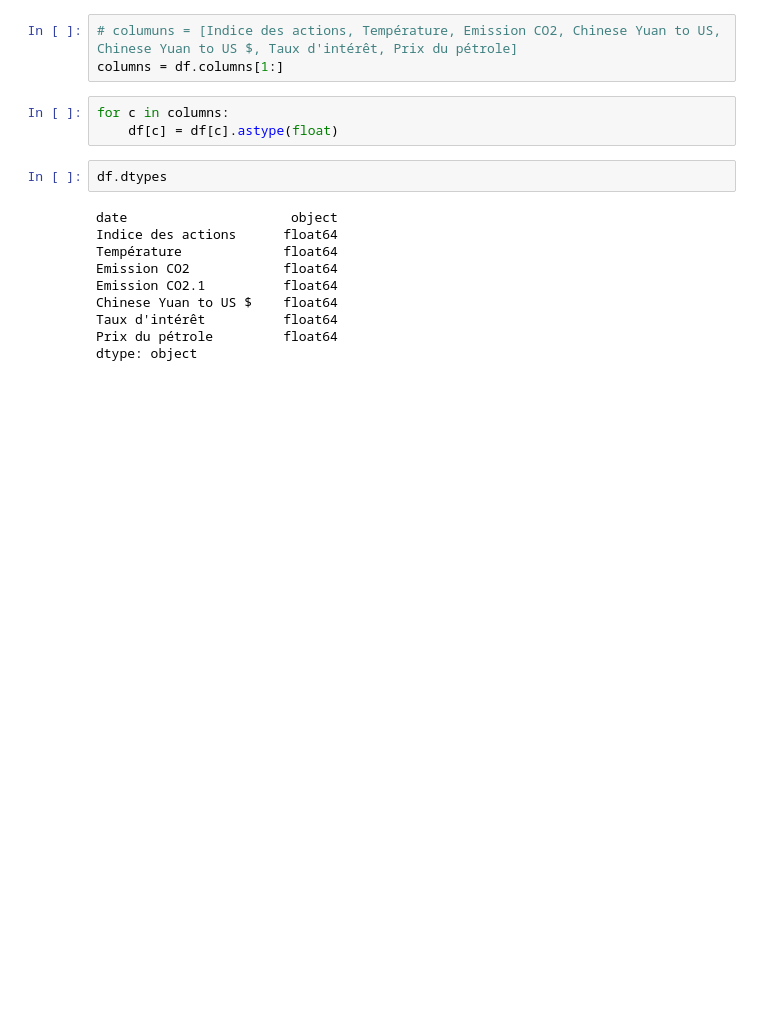
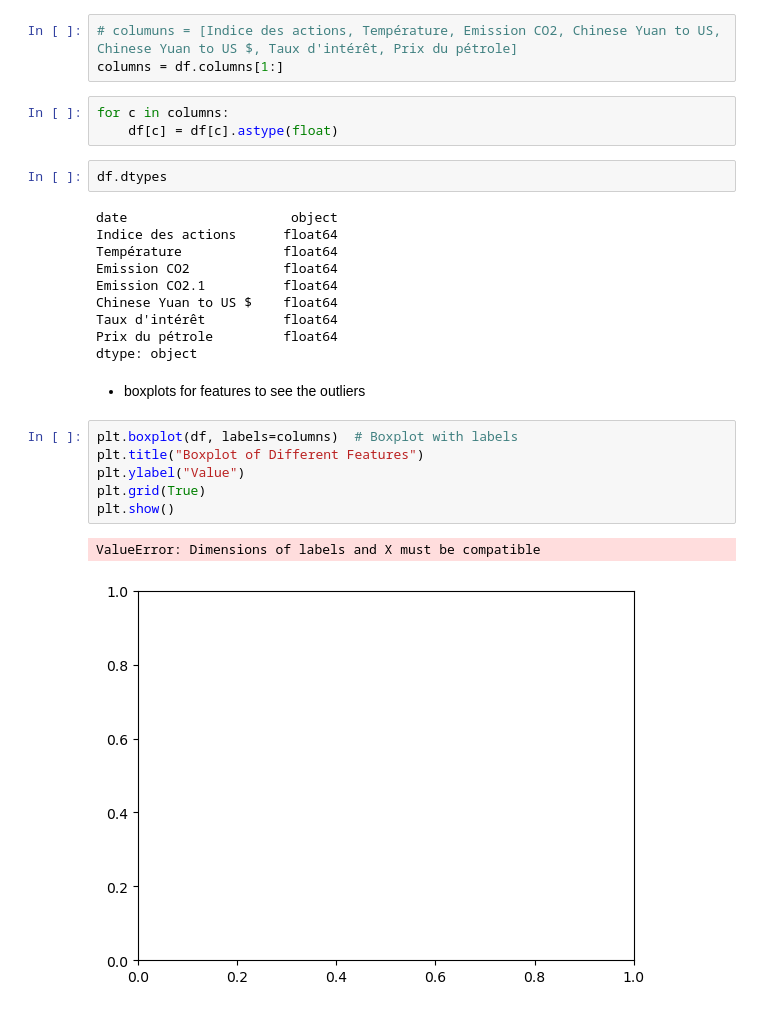
Before and after one commit to samaalibassem123/My-first-Hackathon, a Jupyter notebook: main.ipynb, the cells around one changed output. Saved outputs shown, nothing was run; the diff lists cells and outputs as text; blank space fills up the shorter version.

```diff
--- a/main.ipynb
+++ b/main.ipynb
@@ -127,3 +128,14 @@ Chinese Yuan to US $    float64
 Taux d'intérêt          float64
 Prix du pétrole         float64
 dtype: object
+# %% [markdown]
+* boxplots for features to see the outliers
+# %%
+plt.boxplot(df, labels=columns)  # Boxplot with labels
+plt.title("Boxplot of Different Features")
+plt.ylabel("Value")
+plt.grid(True)
+plt.show()
+# %% [output]
+ValueError: Dimensions of labels and X must be compatible
+[figure, added]
```
Also changed, not shown: parts of 1 cell of this notebook.
